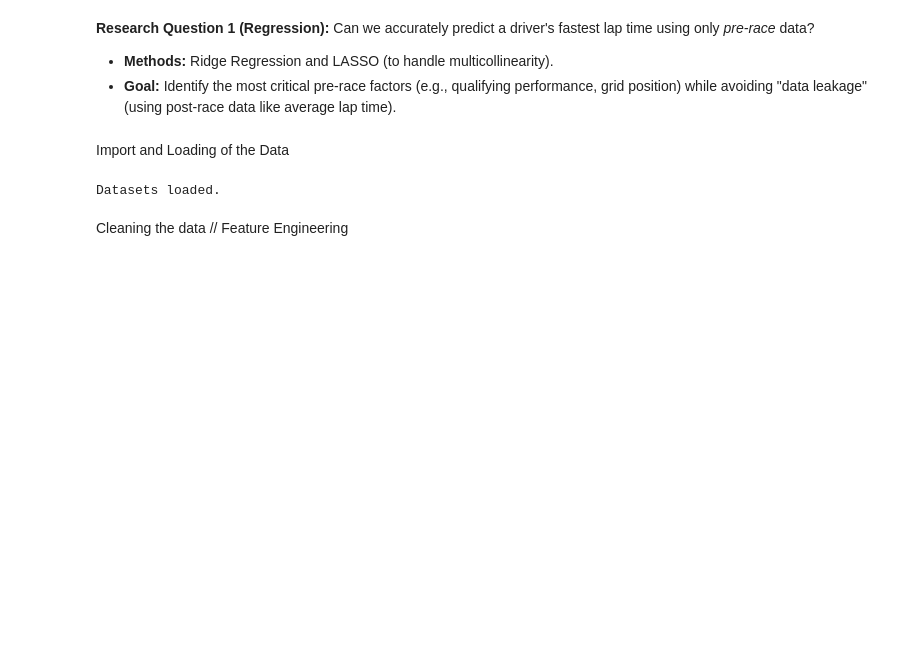
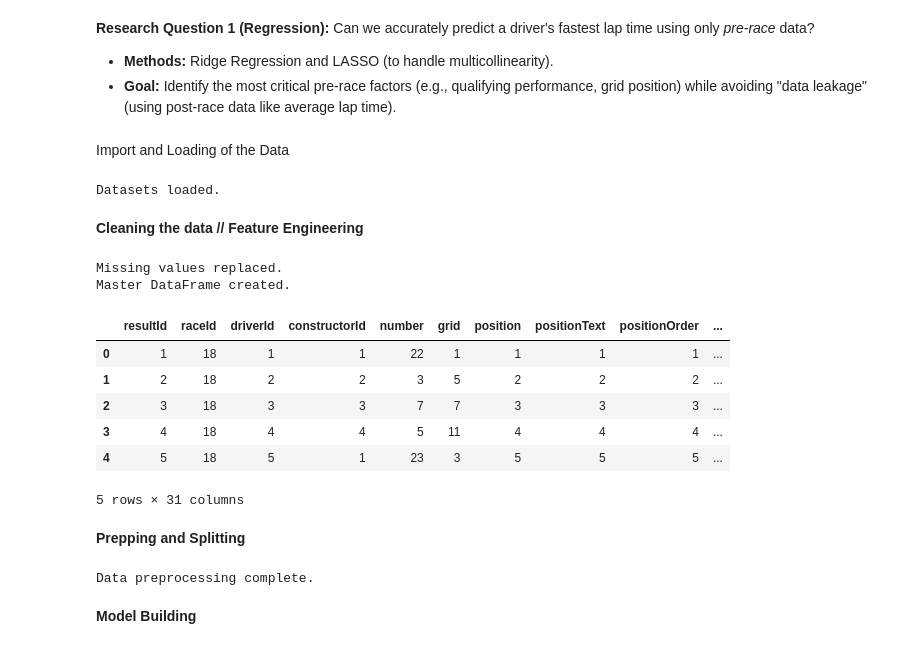
Before and after one commit to shehzanwar/DMSL7406, a Jupyter notebook: Project/f1_proj.ipynb, the cells around one changed output. Saved outputs shown, nothing was run; the diff lists cells and outputs as text; code cells hidden in the pictures; blank space fills up the shorter version.

```diff
--- a/Project/f1_proj.ipynb
+++ b/Project/f1_proj.ipynb
@@ -33,7 +35,7 @@ cv5 = KFold(n_splits=5, shuffle=True, random_state=7604) # 5-fold cross-validati
 # %% [output]
 Datasets loaded.
 # %% [markdown]
-Cleaning the data // Feature Engineering
+**Cleaning the data // Feature Engineering**
 # %%
 for df_name in f1_dfs:
     f1_dfs[df_name].replace(r'\\N', np.nan, inplace=True)
@@ -52,31 +54,75 @@ def time_to_ms(time_str): # converts time strings to milliseconds
     except ValueError:
         return np.nan
 
 # Clean 'results' (Response Variables)
 df_results = f1_dfs['results'].copy()
 df_results['fastestLapTime_ms'] = df_results['fastestLapTime'].apply(time_to_ms)
 df_results['positionOrder'] = pd.to_numeric(df_results['positionOrder'], errors='coerce')
 df_results['grid'] = pd.to_numeric(df_results['grid'], errors='coerce')
 
 # Clean 'qualifying' (Predictors)
 df_quali = f1_dfs['qualifying'].copy()
 for col in ['q1', 'q2', 'q3']:
     df_quali[f'{col}_ms'] = df_quali[col].apply(time_to_ms)
 df_quali_short = df_quali[['raceId', 'driverId', 'constructorId', 'position', 'q1_ms', 'q2_ms', 'q3_ms']].rename(columns={'position': 'qualifying_position'})
 
 # Clean 'races' & 'drivers' (Context)
 df_races = f1_dfs['races'].copy()
 df_races['date'] = pd.to_datetime(df_races['date'])
 df_races_short = df_races[['raceId', 'year', 'round', 'circuitId', 'date']]
 
 df_drivers = f1_dfs['drivers'].copy()
 df_drivers['dob'] = pd.to_datetime(df_drivers['dob'])
 df_drivers_short = df_drivers[['driverId', 'driverRef', 'nationality', 'dob']]
 
 # Merge into Master DataFrame
 master_f1 = pd.merge(df_results, df_races_short, on='raceId', how='left')
 master_f1 = pd.merge(master_f1, df_quali_short, on=['raceId', 'driverId', 'constructorId'], how='left')
 master_f1 = pd.merge(master_f1, df_drivers_short, on='driverId', how='left')
-master_f1['driver_age_at_race'] = (master_f1['date'] - master_f1['dob']).dt.days / 365.25
+
+# Feature Engineering
+master_f1['driver_age_at_race'] = (master_f1['date'] - master_f1['dob']).dt.days / 365.25 # age in years
 
 print("Master DataFrame created.")
+master_f1.head()
+# %% [output]
+Missing values replaced.
+Master DataFrame created.
+|  | resultId | raceId | driverId | constructorId | number | grid | position | positionText | positionOrder | ... |
+| 0 | 1 | 18 | 1 | 1 | 22 | 1 | 1 | 1 | 1 | ... |
+| 1 | 2 | 18 | 2 | 2 | 3 | 5 | 2 | 2 | 2 | ... |
+| 2 | 3 | 18 | 3 | 3 | 7 | 7 | 3 | 3 | 3 | ... |
+| 3 | 4 | 18 | 4 | 4 | 5 | 11 | 4 | 4 | 4 | ... |
+| 4 | 5 | 18 | 5 | 1 | 23 | 3 | 5 | 5 | 5 | ... |
+5 rows × 31 columns
+# %% [markdown]
+**Prepping and Splitting**
+# %%
+X_cols = ['year', 'circuitId', 'grid', 'qualifying_position', 'q1_ms', 'q2_ms', 'q3_ms', 'driver_age_at_race']
+X = master_f1[X_cols].copy()
+y1 = master_f1['fastestLapTime_ms']
+
+# Drop rows with missing target values
+# Cannot train a supervised model without target values
+mask = y1.notna()
+X = X[mask]
+y1 = y1[mask]
+
+# Impute missing values in predictors
+# Mean imputation would be skewed by outliers, so we use median
+imputer = SimpleImputer(strategy='median')
+X_imputed = pd.DataFrame(imputer.fit_transform(X), columns=X.columns)
+
+# Train-Test Split: 80-20
+X_train, X_test, y1_train, y1_test = train_test_split(X_imputed, y1, test_size=0.2, random_state=rand_st)
+
+# Scaling
+# Distance-based models (i.e. Ridge, LASSO, PCA, PLS) require scaling
+scaler = StandardScaler()
+X_train_scaled = scaler.fit_transform(X_train)
+X_test_scaled = scaler.transform(X_test)
+print("Data preprocessing complete.")
+# %% [output]
+Data preprocessing complete.
+# %% [markdown]
+**Model Building**
```
Also changed, not shown: parts of 8 cells of this notebook, 2 other files.
